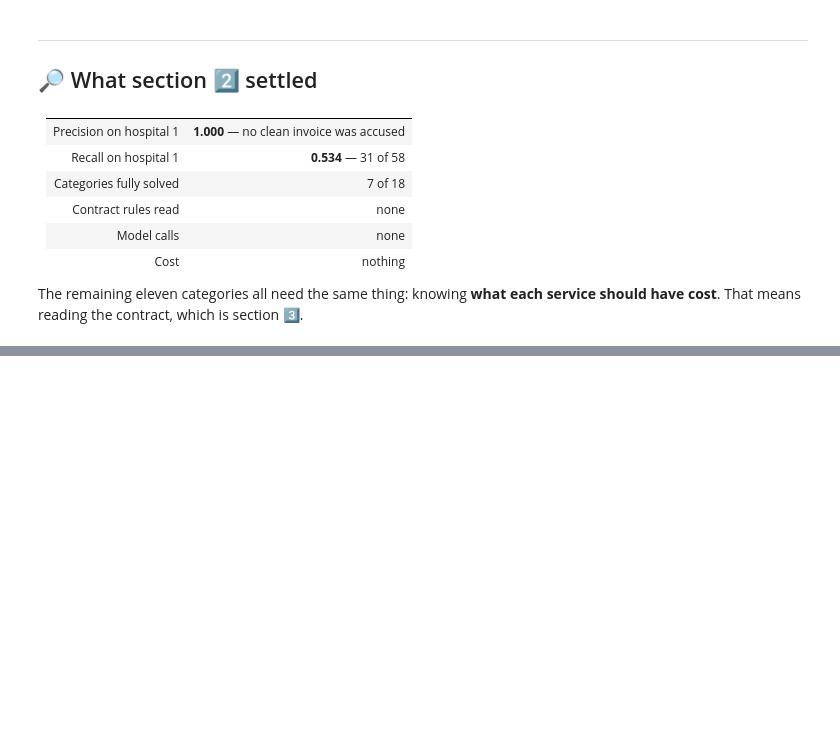
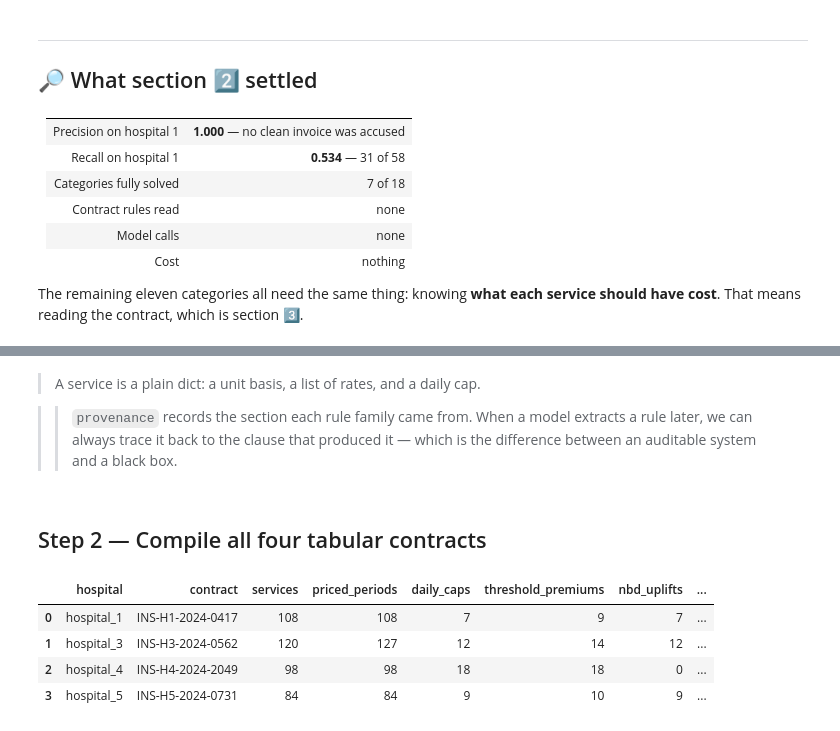
Before and after one commit to nxull9/invoice-audit, a Jupyter notebook: notebooks/invoice_audit.ipynb, the cells around one changed output, grey strips where cells are left out. Cells and saved outputs as stored; diff of their text form; code cells hidden in the pictures; blank space fills up the shorter version.

```diff
--- a/notebooks/invoice_audit.ipynb
+++ b/notebooks/invoice_audit.ipynb
@@ -1114,0 +1203,21 @@ should have cost**. That means reading the contract, which is section 3️⃣.
+# %% [markdown]
+> A service is a plain dict: a unit basis, a list of rates, and a daily cap.
+
+>> `provenance` records the section each rule family came from. When a model extracts
+>> a rule later, we can always trace it back to the clause that produced it — which is
+>> the difference between an auditable system and a black box.
+# %% [markdown]
+## Step 2 — Compile all four tabular contracts
+# %%
+specs = {}
+rows = []
+for h in ['hospital_1', 'hospital_3', 'hospital_4', 'hospital_5']:
+    specs[h] = cc.compile_contract(DATA, h)
+    rows.append(cs.summarise(specs[h]))
+pd.DataFrame(rows)
+# %% [output]
+|  | hospital | contract | services | priced_periods | daily_caps | threshold_premiums | nbd_uplifts | ... |
+| 0 | hospital_1 | INS-H1-2024-0417 | 108 | 108 | 7 | 9 | 7 | ... |
+| 1 | hospital_3 | INS-H3-2024-0562 | 120 | 127 | 12 | 14 | 12 | ... |
+| 2 | hospital_4 | INS-H4-2024-2049 | 98 | 98 | 18 | 18 | 0 | ... |
+| 3 | hospital_5 | INS-H5-2024-0731 | 84 | 84 | 9 | 10 | 9 | ... |
```
Also changed, not shown: parts of 27 cells of this notebook, 1 other file.
